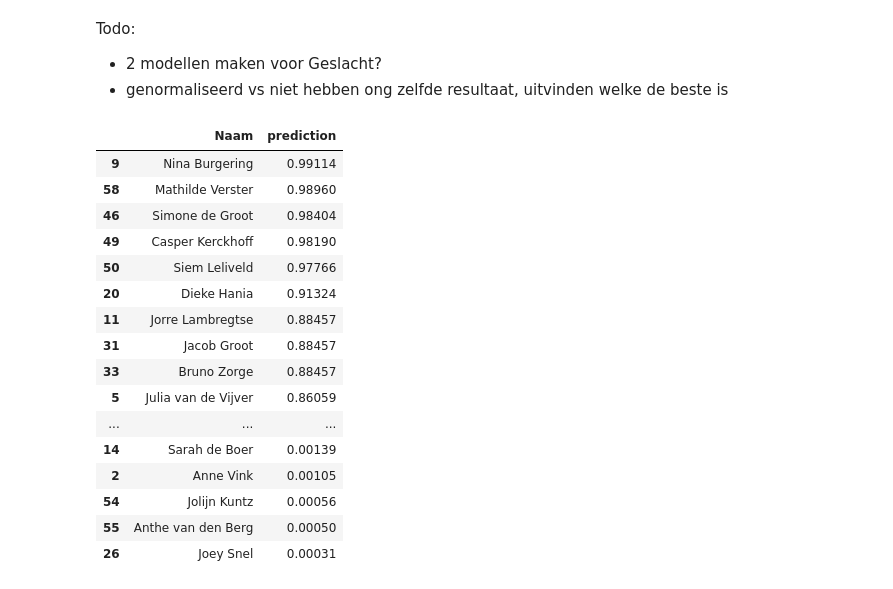
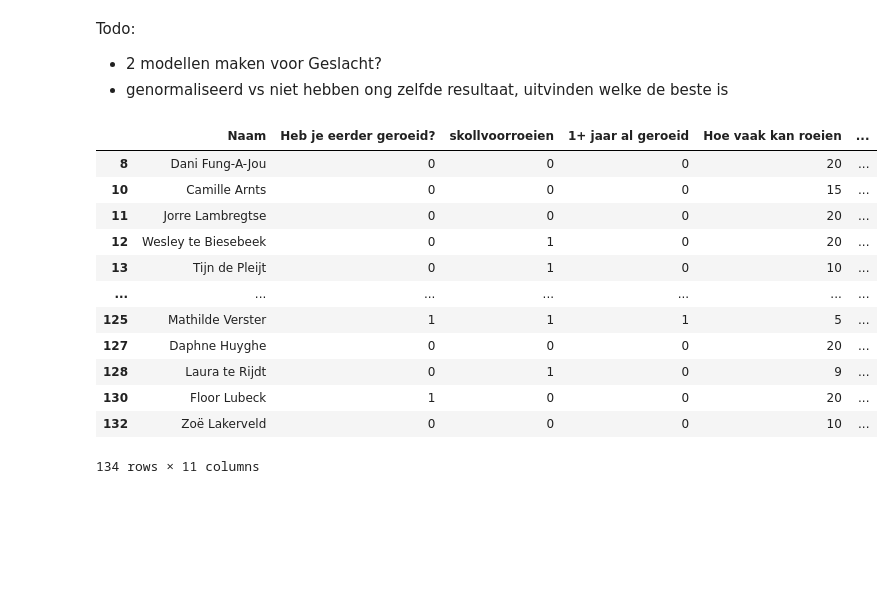
Before and after one commit to rensvendrig/PoRoRIT, a Jupyter notebook: WedstrijdRoeiVoorspeller.ipynb, the cells around one changed output. Cells and saved outputs as stored; diff of their text form; code cells hidden in the pictures; blank space fills up the shorter version.

```diff
--- a/WedstrijdRoeiVoorspeller.ipynb
+++ b/WedstrijdRoeiVoorspeller.ipynb
@@ -109,23 +101,28 @@ df.head()
 # %%
 
-with open("raw_data/LedenMetBootjes.html", encoding='utf-8') as fp:
-    soup = bs.BeautifulSoup(fp, 'html.parser')
+# with open("raw_data/LedenMetBootjes.html", encoding='utf-8') as fp:
+#     soup = bs.BeautifulSoup(fp, 'html.parser')
 
-table = soup.find(id='toolkit-table', attrs={'class':'wp-list-table widefat fixed posts'})
+# table = soup.find(id='toolkit-table', attrs={'class':'wp-list-table widefat fixed posts'})
 
-table_rows = table.find_all('tr')
+# table_rows = table.find_all('tr')
 
-l = []
-for tr in table_rows:
-    td = tr.find_all('td')
-    row = [tr.text for tr in td]
-    l.append(row)
-bootjes = pd.DataFrame(l, columns=["Name", "SaxoId", 'WpId', 'Boten'])
+# l = []
+# for tr in table_rows:
+#     td = tr.find_all('td')
+#     row = [tr.text for tr in td]
+#     l.append(row)
+# bootjes = pd.DataFrame(l, columns=["Name", "SaxoId", 'WpId', 'Boten'])
+# bootjes.dropna(axis=0, inplace = True)
+# # bootjes['Boten'] = bootjes['Boten'].str.split(',')
+# # bootjes = bootjes[bootjes['Boten'].str.len() != 1]
+# bootjes.shape
+# bootjes['Name'] = bootjes['Name'].apply(hash)
+# bootjes.to_csv('raw_data/people_with_boats.csv', index=False)
+# bootjes.shape
+bootjes = pd.read_csv('raw_data/people_with_boats.csv')
+bootjes['Boten'] = bootjes['Boten'].str.split(',')
+bootjes = bootjes[bootjes['Boten'].str.len() != 1]
 bootjes.dropna(axis=0, inplace = True)
-# bootjes['Boten'] = bootjes['Boten'].str.split(',')
-# bootjes = bootjes[bootjes['Boten'].str.len() != 1]
-bootjes.shape
-bootjes['Name'] = bootjes['Name'].apply(hash)
-bootjes.to_csv('raw_data/people_with_boats.csv', index=False)
-bootjes.shape
+bootjes.columns
 # %% [output]
@@ -308,49 +306,46 @@ Todo:
 # %%
 path = r'C:\Users\rvendrig\OneDrive - Deloitte (O365D)\Desktop\TechProjects\WedstrijdRoeiVoorspeller\test_set' # use your path
 all_files = glob.glob(os.path.join(path, "*.xls"))
 all_files1 = [f.replace(r".xls",".txt") for f in all_files]  ## replacing the file extension with .txt
 df_from_each_file = (pd.read_csv(f, delimiter = "\t") for f in all_files) ## reading the .txt files using csv reader
 inputdf = pd.concat(df_from_each_file, ignore_index=True)
+inputdf = inputdf.drop(['Geboortedatum','E-mailadres', 'Wat studeer je?','Telefoonnummer', 'Studentnummer'], axis = 1) # privacy sensitive
 
 inputdf = drop_private_cols(inputdf)
 inputdf = transform_df(inputdf)
 inputdf.fillna(0, inplace = True)
 inputdf = inputdf.drop(['Lengte (in cm)','Gewicht (in kg)'],axis = 1) # gewicht and lengte appears to work negatively on the prediction score
 
 X_male_test_w_name = inputdf[inputdf['Geslacht'] == 1].drop(['Geslacht'], axis=1)
 X_female_test_w_name = inputdf[inputdf['Geslacht'] == 0].drop(['Geslacht'], axis=1)
 X_male_test = X_male_test_w_name.drop(['Naam'], axis = 1)
 X_female_test = X_female_test_w_name.drop(['Naam'], axis = 1)
 
 xg_regmale = xgb.XGBRegressor(objective ='binary:logistic')
 xg_regfemale = xgb.XGBRegressor(objective ='binary:logistic')
 xg_regmale.fit(Xmale,ymale)
 xg_regfemale.fit(Xfem,yfem)
 
 predmale = xg_regmale.predict(X_male_test)
 predfemale = xg_regfemale.predict(X_female_test)
 
 X_male_test_w_name['prediction'] = np.around(predmale, 5)
 X_female_test_w_name['prediction'] = np.around(predfemale, 5)
 test_set = pd.concat([X_male_test_w_name, X_female_test_w_name])
-test_set = test_set.loc[:, ['Naam','prediction']]
-test_set.sort_values(by='prediction', ascending = False, inplace = True)
+# test_set = test_set.loc[:, ['Naam','prediction']]
+# test_set.sort_values(by='prediction', ascending = False, inplace = True)
 test_set
 # %% [output]
-|  | Naam | prediction |
-| 9 | Nina Burgering | 0.99114 |
-| 58 | Mathilde Verster | 0.98960 |
-| 46 | Simone de Groot | 0.98404 |
-| 49 | Casper Kerckhoff | 0.98190 |
-| 50 | Siem Leliveld | 0.97766 |
-| 20 | Dieke Hania | 0.91324 |
-| 11 | Jorre Lambregtse | 0.88457 |
-| 31 | Jacob Groot | 0.88457 |
-| 33 | Bruno Zorge | 0.88457 |
-| 5 | Julia van de Vijver | 0.86059 |
-| ... | ... | ... |
-| 14 | Sarah de Boer | 0.00139 |
-| 2 | Anne Vink | 0.00105 |
-| 54 | Jolijn Kuntz | 0.00056 |
-| 55 | Anthe van den Berg | 0.00050 |
-| 26 | Joey Snel | 0.00031 |
+|  | Naam | Heb je eerder geroeid? | skollvoorroeien | 1+ jaar al geroeid | Hoe vaak kan roeien | ... |
+| 8 | Dani Fung-A-Jou | 0 | 0 | 0 | 20 | ... |
+| 10 | Camille Arnts | 0 | 0 | 0 | 15 | ... |
+| 11 | Jorre Lambregtse | 0 | 0 | 0 | 20 | ... |
+| 12 | Wesley te Biesebeek | 0 | 1 | 0 | 20 | ... |
+| 13 | Tijn de Pleijt | 0 | 1 | 0 | 10 | ... |
+| ... | ... | ... | ... | ... | ... | ... |
+| 125 | Mathilde Verster | 1 | 1 | 1 | 5 | ... |
+| 127 | Daphne Huyghe | 0 | 0 | 0 | 20 | ... |
+| 128 | Laura te Rijdt | 0 | 1 | 0 | 9 | ... |
+| 130 | Floor Lubeck | 1 | 0 | 0 | 20 | ... |
+| 132 | Zoë Lakerveld | 0 | 0 | 0 | 10 | ... |
+134 rows × 11 columns
```
Also changed, not shown: parts of 16 cells of this notebook, 1 other file.
